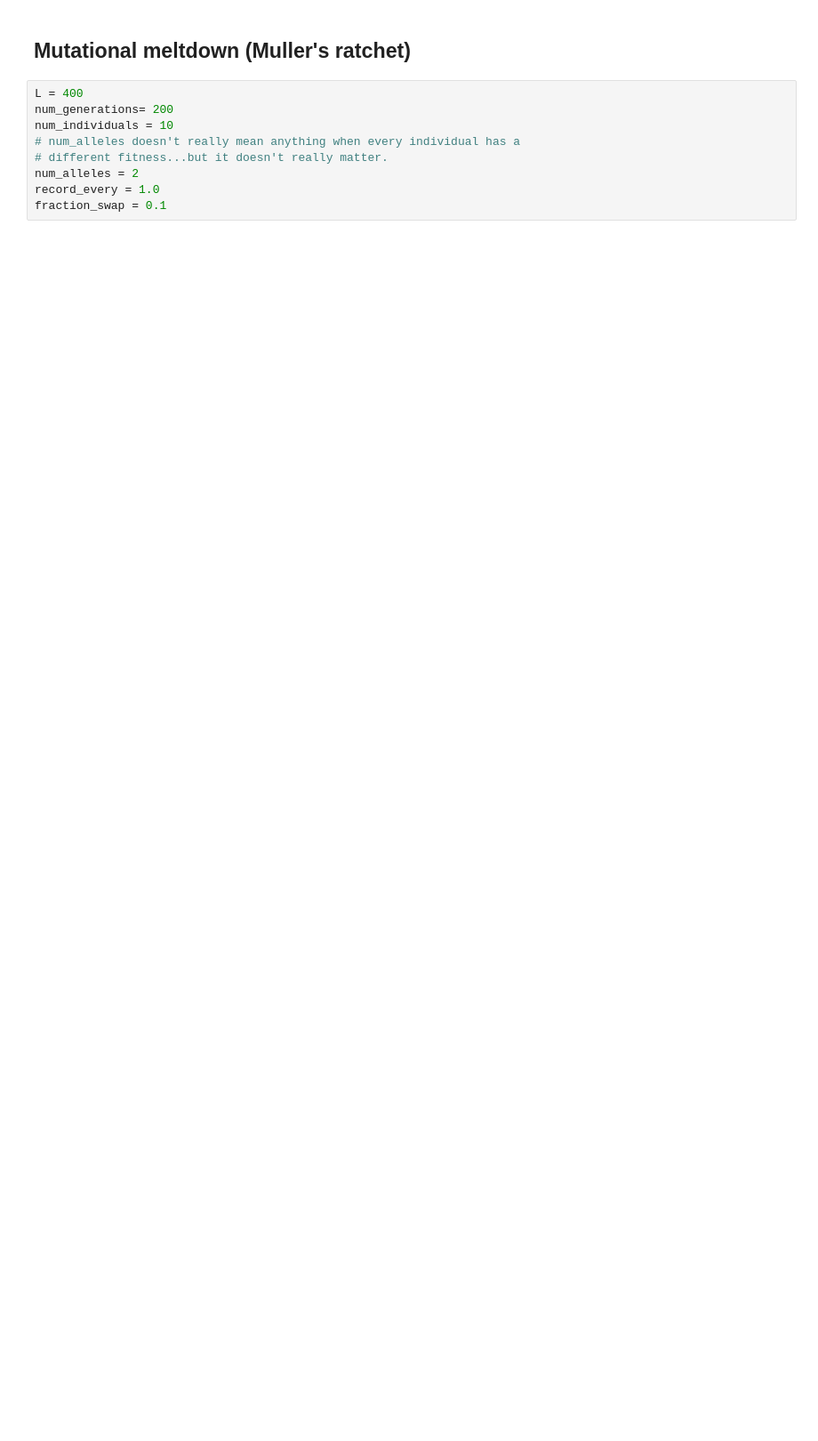
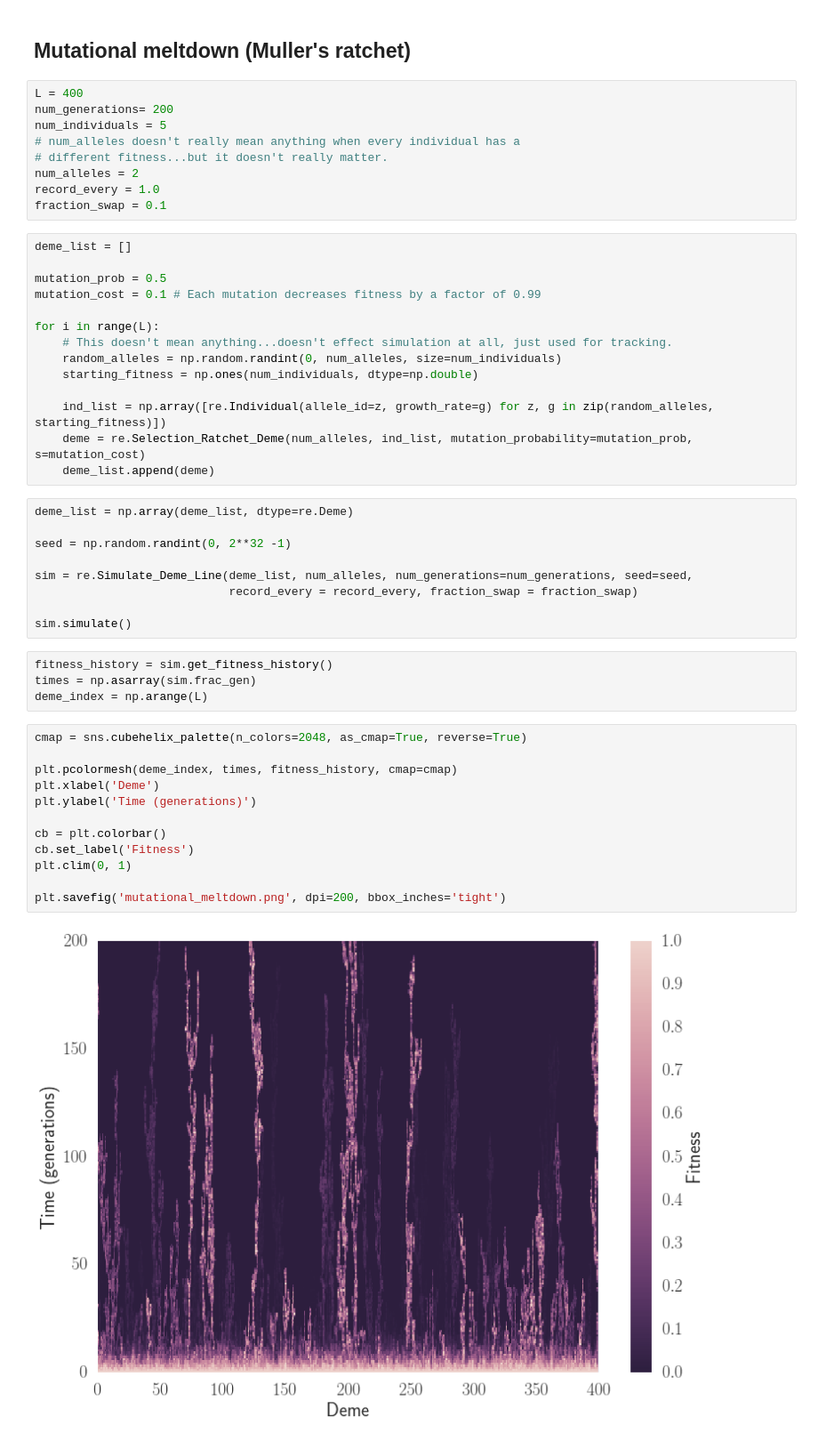
Before and after one commit to pvillamartin/stepping_stone_expansions, a Jupyter notebook: docs/examples_of_use.ipynb, the cells around one changed output. Shown at 89% size. Drawn from its saved outputs; the diff is of its cells as text; blank space fills up the shorter version.

Commit message:
Created many example images. Finished the ipython notebook. Just need to create a  license now.

```diff
--- a/docs/examples_of_use.ipynb
+++ b/docs/examples_of_use.ipynb
@@ -129,9 +132,50 @@ plt.clim(0, 1)
 # %%
 L = 400
 num_generations= 200
-num_individuals = 10
+num_individuals = 5
 # num_alleles doesn't really mean anything when every individual has a
 # different fitness...but it doesn't really matter.
 num_alleles = 2
 record_every = 1.0
 fraction_swap = 0.1
+# %%
+deme_list = []
+
+mutation_prob = 0.5
+mutation_cost = 0.1 # Each mutation decreases fitness by a factor of 0.99
+
+for i in range(L):
+    # This doesn't mean anything...doesn't effect simulation at all, just used for tracking.
+    random_alleles = np.random.randint(0, num_alleles, size=num_individuals)
+    starting_fitness = np.ones(num_individuals, dtype=np.double)
+
+    ind_list = np.array([re.Individual(allele_id=z, growth_rate=g) for z, g in zip(random_alleles, starting_fitness)])
+    deme = re.Selection_Ratchet_Deme(num_alleles, ind_list, mutation_probability=mutation_prob, s=mutation_cost)
+    deme_list.append(deme)
+# %%
+deme_list = np.array(deme_list, dtype=re.Deme)
+
+seed = np.random.randint(0, 2**32 -1)
+
+sim = re.Simulate_Deme_Line(deme_list, num_alleles, num_generations=num_generations, seed=seed,
+                            record_every = record_every, fraction_swap = fraction_swap)
+
+sim.simulate()
+# %%
+fitness_history = sim.get_fitness_history()
+times = np.asarray(sim.frac_gen)
+deme_index = np.arange(L)
+# %%
+cmap = sns.cubehelix_palette(n_colors=2048, as_cmap=True, reverse=True)
+
+plt.pcolormesh(deme_index, times, fitness_history, cmap=cmap)
+plt.xlabel('Deme')
+plt.ylabel('Time (generations)')
+
+cb = plt.colorbar()
+cb.set_label('Fitness')
+plt.clim(0, 1)
+
+plt.savefig('mutational_meltdown.png', dpi=200, bbox_inches='tight')
+# %% [output]
+[figure, added]
```
Also changed, not shown: parts of 4 cells of this notebook, 6 other files.
